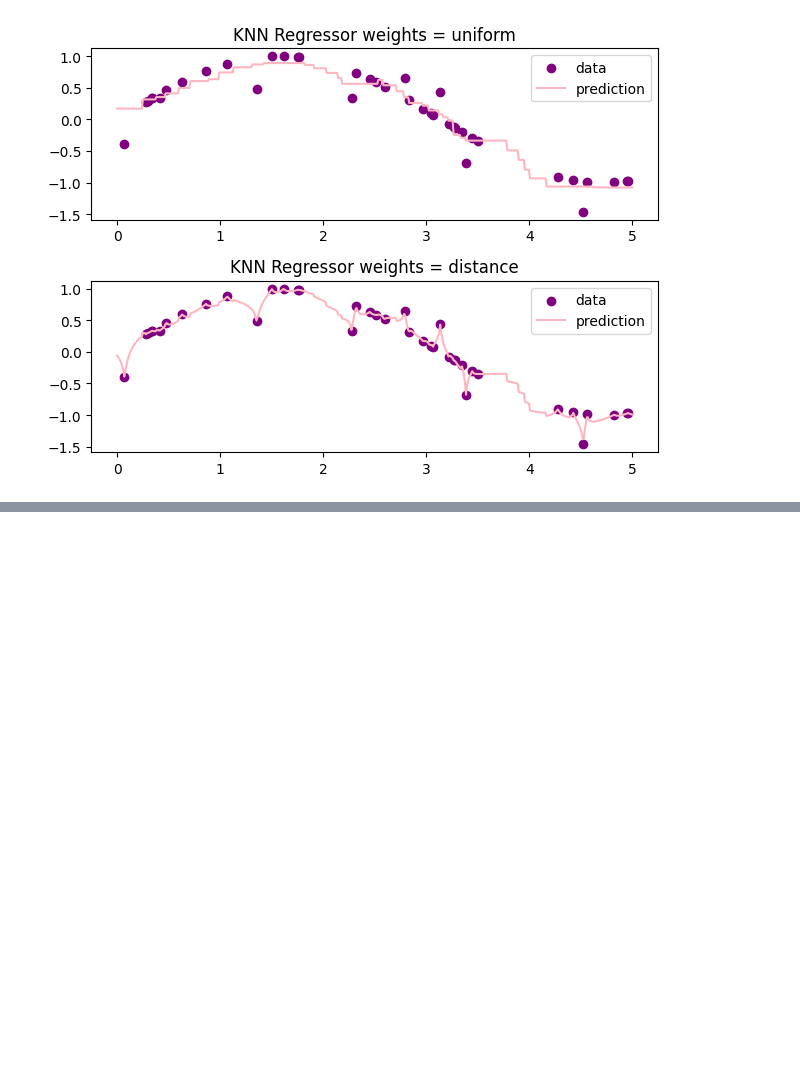
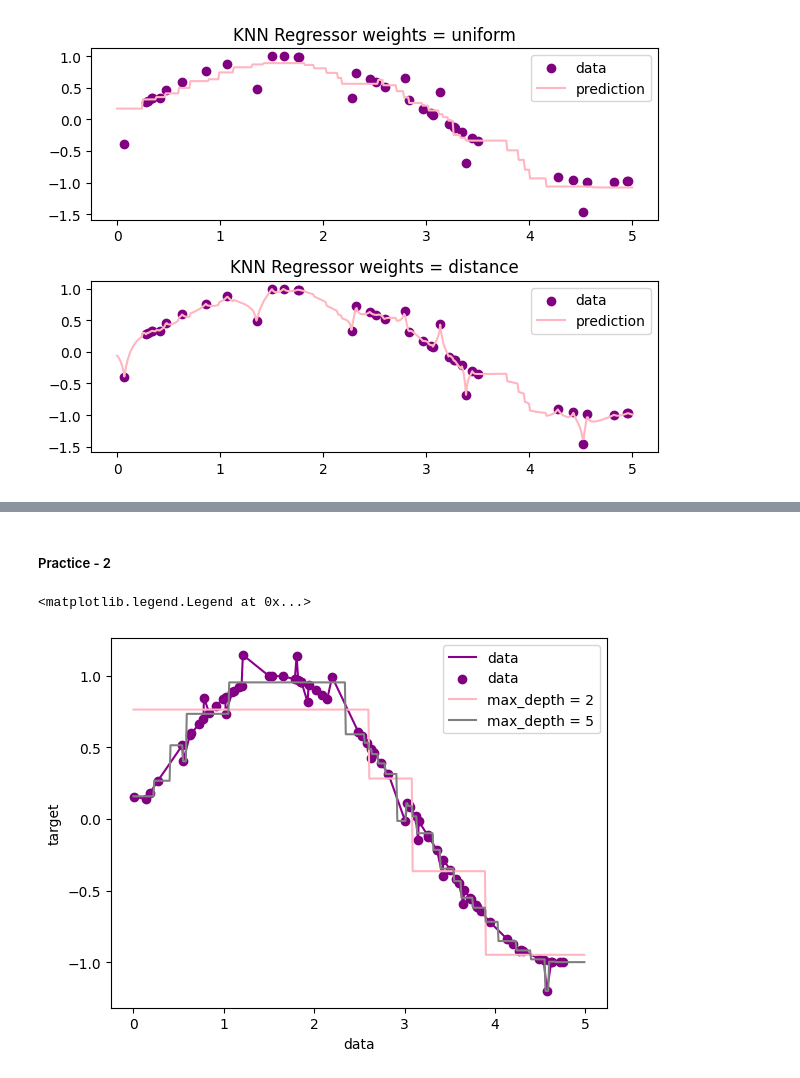
Before and after one commit to sultankeles/MachineLearning, a Jupyter notebook: MachineLearning.ipynb, the cells around one changed output, grey strips where cells are left out. Cells and saved outputs as stored; diff of their text form; code cells hidden in the pictures; blank space fills up the shorter version.

```diff
--- a/MachineLearning.ipynb
+++ b/MachineLearning.ipynb
@@ -122,0 +262,40 @@ plt.show()
+# %% [markdown]
+##### Practice - 2
+# %%
+from sklearn.tree import DecisionTreeRegressor
+
+import numpy as np
+import matplotlib.pyplot as plt
+
+# Create a dataset
+X = np.sort(5* np.random.rand(80, 1), axis = 0)
+y = np.sin(X).ravel()
+y[::5] += 0.5 * (0.5 - np.random.rand(16))  # Added random noise
+
+#plt.scatter(X, y)
+
+# Building 2 regressors at different depths
+regr1 = DecisionTreeRegressor(max_depth = 2)
+regr2 = DecisionTreeRegressor(max_depth = 5)
+
+# Train
+regr1.fit(X, y)
+regr2.fit(X, y)
+
+# Prediction
+X_test = np.arange(0.0, 5.0, 0.01)[:, np.newaxis]
+
+y_pred1 = regr1.predict(X_test)
+y_pred2 = regr2.predict(X_test)
+
+plt.figure()
+plt.plot(X, y, color = 'darkmagenta', label = 'data')
+plt.scatter(X, y, c = 'purple', label = 'data')
+plt.plot(X_test, y_pred1, color = 'lightpink', label = 'max_depth = 2')
+plt.plot(X_test, y_pred2, color = 'gray', label = 'max_depth = 5')
+plt.xlabel('data')
+plt.ylabel('target')
+plt.legend()
+# %% [output]
+<matplotlib.legend.Legend at 0x...>
+[figure, added]
```
Also changed, not shown: parts of 9 cells of this notebook.
